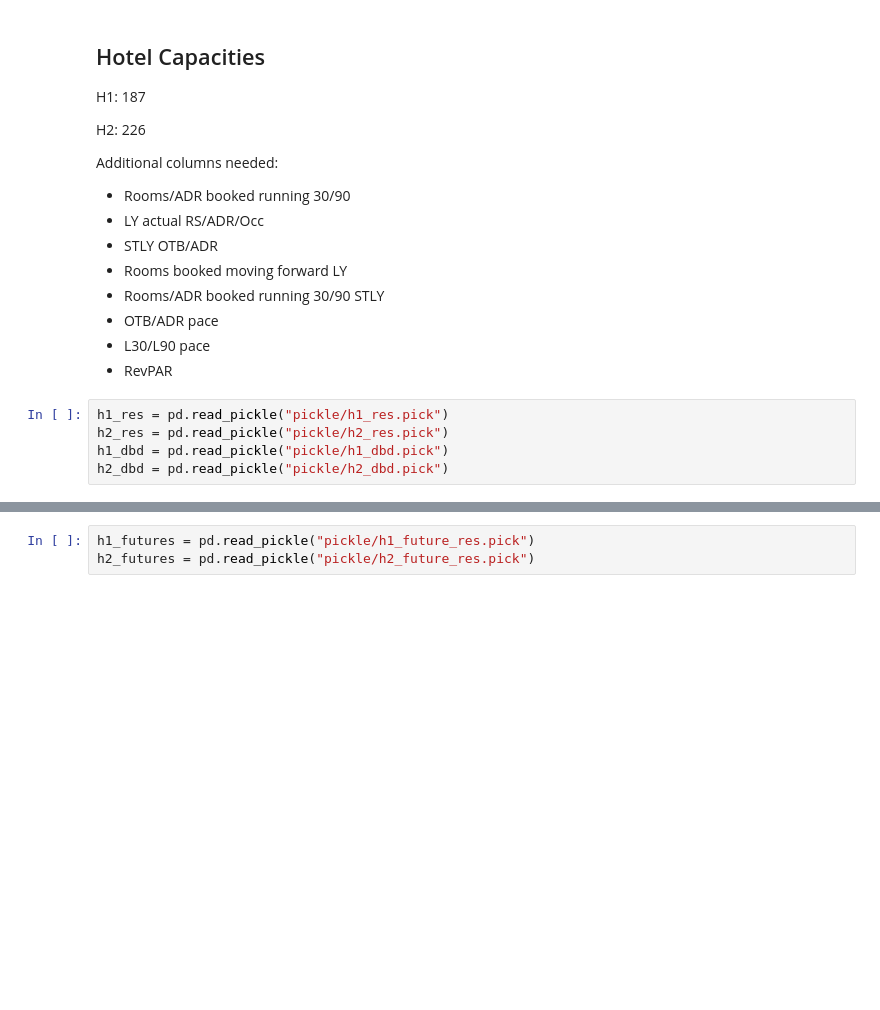
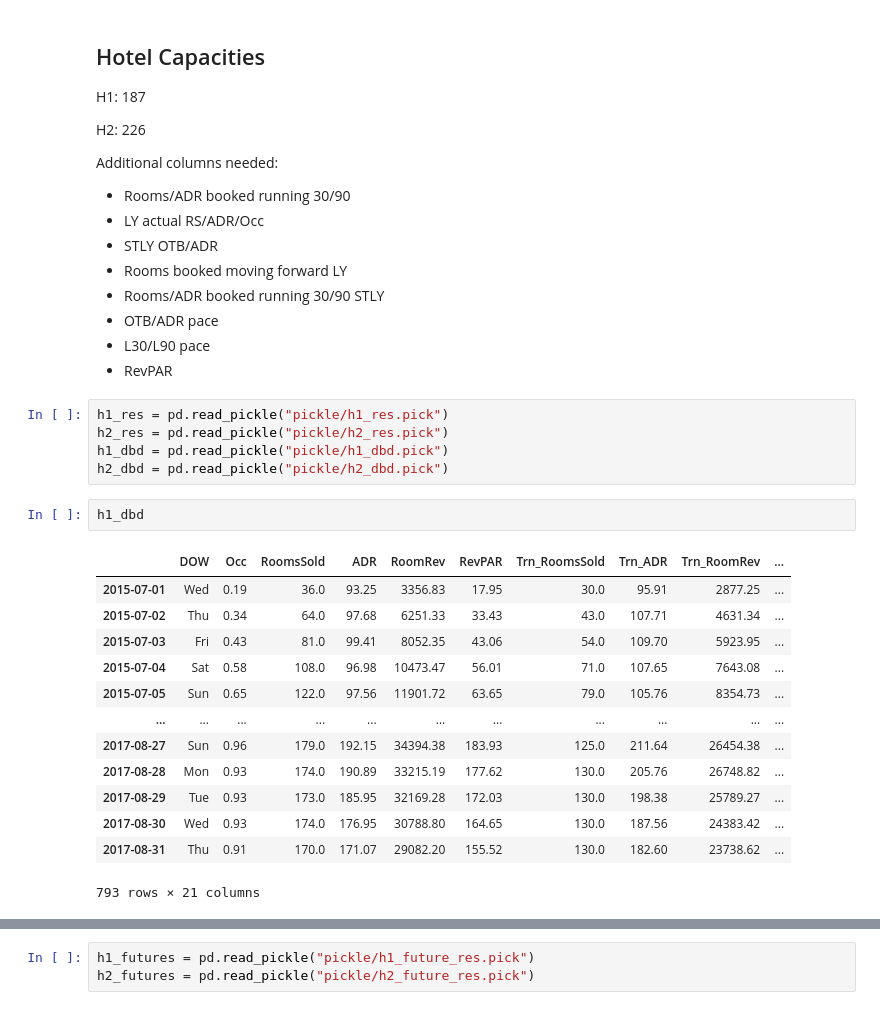
Before and after one commit to edubu2/hotel-revman-system, a Jupyter notebook: code/setup_simulation.ipynb, the cells around one changed output, grey strips where cells are left out. Saved outputs shown, nothing was run; the diff lists cells and outputs as text; blank space fills up the shorter version.

```diff
--- a/code/setup_simulation.ipynb
+++ b/code/setup_simulation.ipynb
@@ -33,3 +33,19 @@ h1_res = pd.read_pickle("pickle/h1_res.pick")
 h2_res = pd.read_pickle("pickle/h2_res.pick")
 h1_dbd = pd.read_pickle("pickle/h1_dbd.pick")
 h2_dbd = pd.read_pickle("pickle/h2_dbd.pick")
+# %%
+h1_dbd
+# %% [output]
+|  | DOW | Occ | RoomsSold | ADR | RoomRev | RevPAR | Trn_RoomsSold | Trn_ADR | Trn_RoomRev | ... |
+| 2015-07-01 | Wed | 0.19 | 36.0 | 93.25 | 3356.83 | 17.95 | 30.0 | 95.91 | 2877.25 | ... |
+| 2015-07-02 | Thu | 0.34 | 64.0 | 97.68 | 6251.33 | 33.43 | 43.0 | 107.71 | 4631.34 | ... |
+| 2015-07-03 | Fri | 0.43 | 81.0 | 99.41 | 8052.35 | 43.06 | 54.0 | 109.70 | 5923.95 | ... |
+| 2015-07-04 | Sat | 0.58 | 108.0 | 96.98 | 10473.47 | 56.01 | 71.0 | 107.65 | 7643.08 | ... |
+| 2015-07-05 | Sun | 0.65 | 122.0 | 97.56 | 11901.72 | 63.65 | 79.0 | 105.76 | 8354.73 | ... |
+| ... | ... | ... | ... | ... | ... | ... | ... | ... | ... | ... |
+| 2017-08-27 | Sun | 0.96 | 179.0 | 192.15 | 34394.38 | 183.93 | 125.0 | 211.64 | 26454.38 | ... |
+| 2017-08-28 | Mon | 0.93 | 174.0 | 190.89 | 33215.19 | 177.62 | 130.0 | 205.76 | 26748.82 | ... |
+| 2017-08-29 | Tue | 0.93 | 173.0 | 185.95 | 32169.28 | 172.03 | 130.0 | 198.38 | 25789.27 | ... |
+| 2017-08-30 | Wed | 0.93 | 174.0 | 176.95 | 30788.80 | 164.65 | 130.0 | 187.56 | 24383.42 | ... |
+| 2017-08-31 | Thu | 0.91 | 170.0 | 171.07 | 29082.20 | 155.52 | 130.0 | 182.60 | 23738.62 | ... |
+793 rows × 21 columns
```
Also changed, not shown: parts of 5 cells of this notebook, 2 other files.
